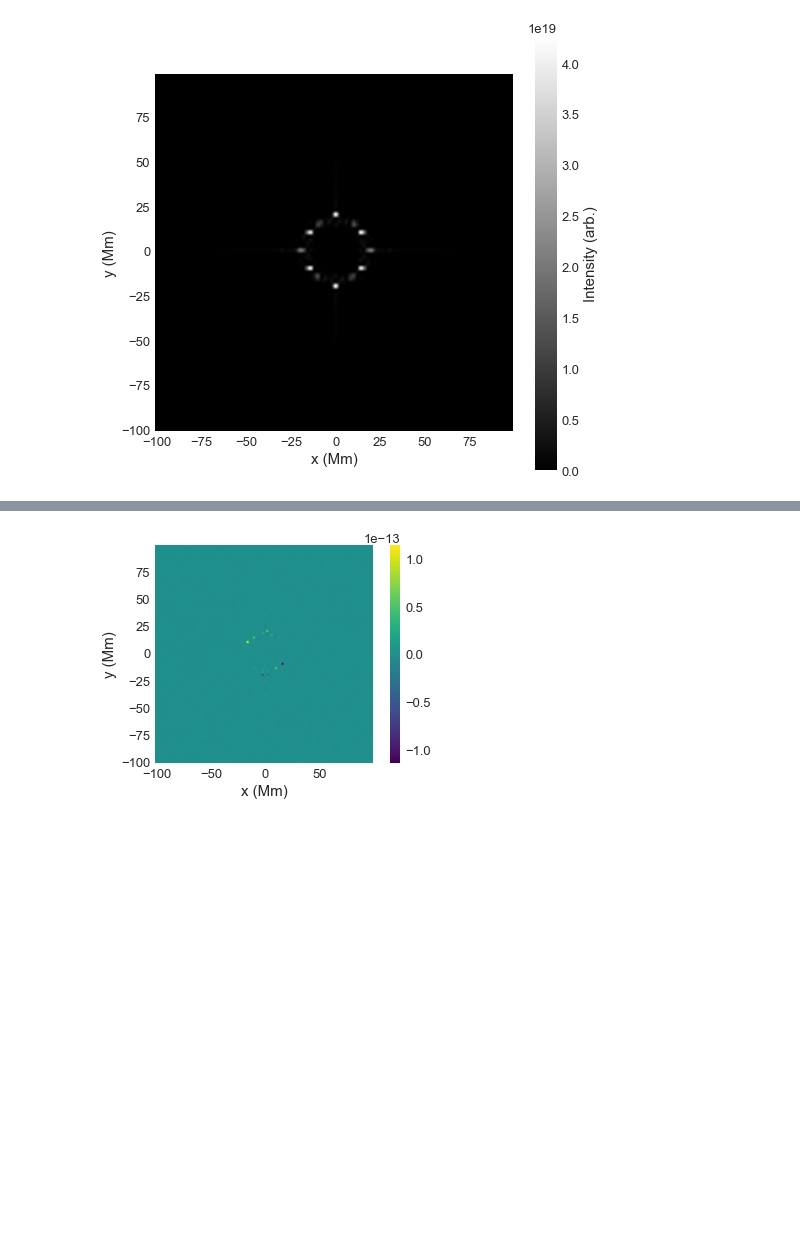
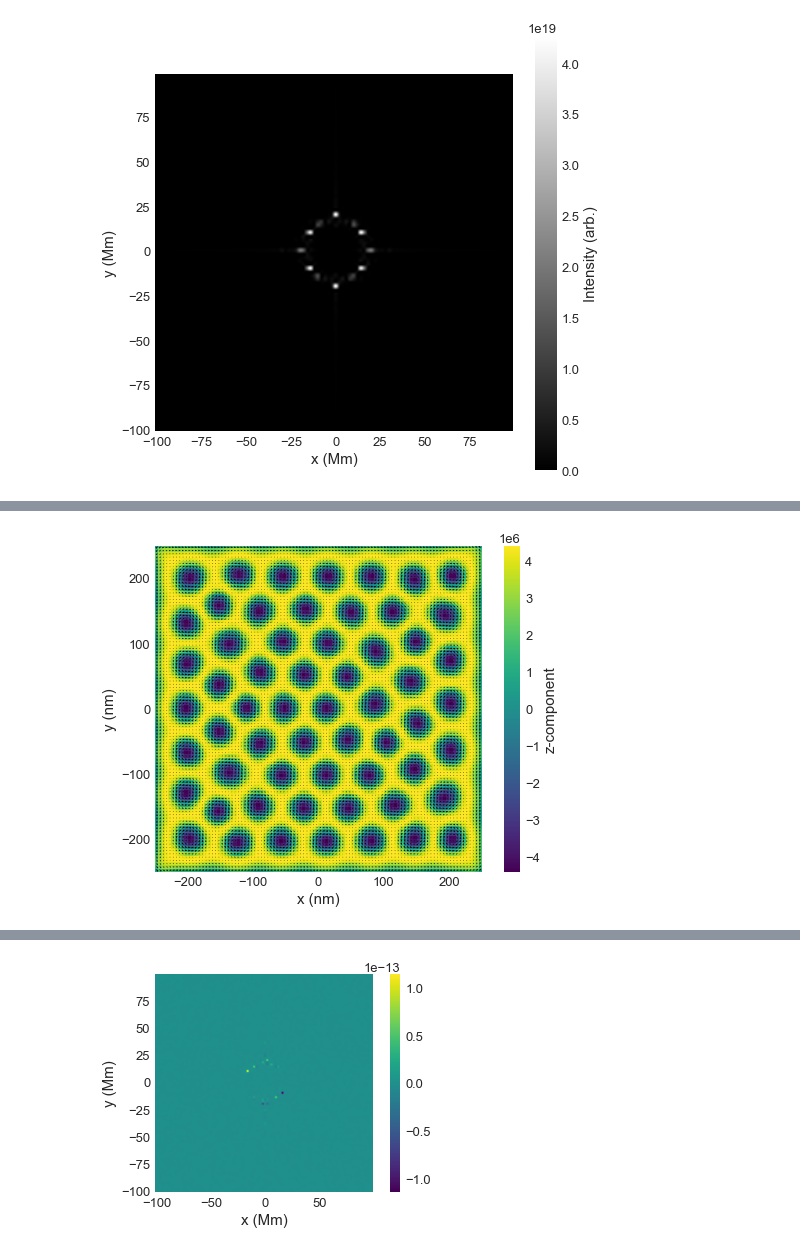
Before and after one commit to ubermag/mag2exp, a Jupyter notebook: docs/ipynb/SANS_df_based.ipynb, the cells around one changed output, grey strips where cells are left out. Saved outputs shown, nothing was run; the diff lists cells and outputs as text; code cells hidden in the pictures; blank space fills up the shorter version.

```diff
--- a/docs/ipynb/SANS_df_based.ipynb
+++ b/docs/ipynb/SANS_df_based.ipynb
@@ -105,0 +150,4 @@ sans2.real.mpl_scalar(ax=ax, cmap='gray',
+# %%
+system.m.integral(direction='z').mpl()
+# %% [output]
+[figure, added]
```
Also changed, not shown: parts of 11 cells of this notebook.
